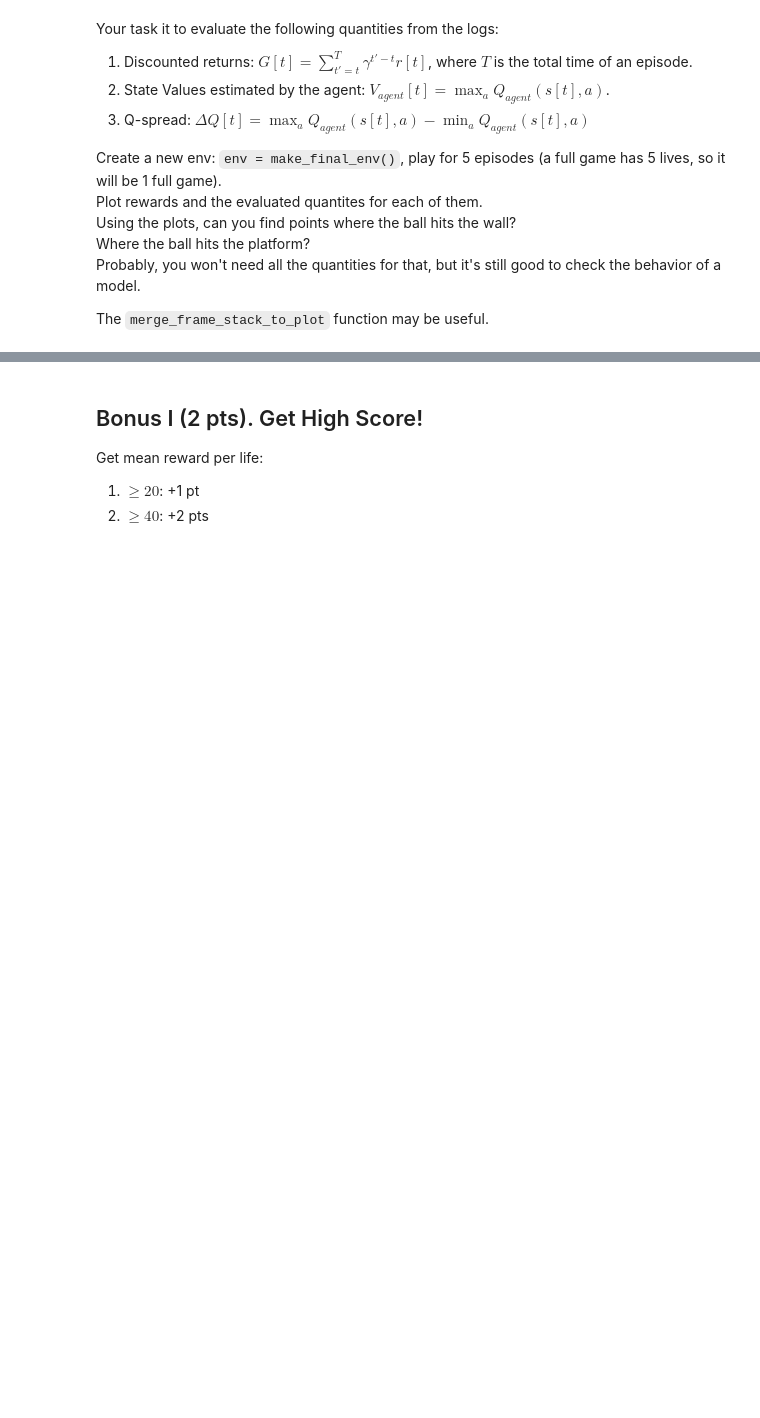
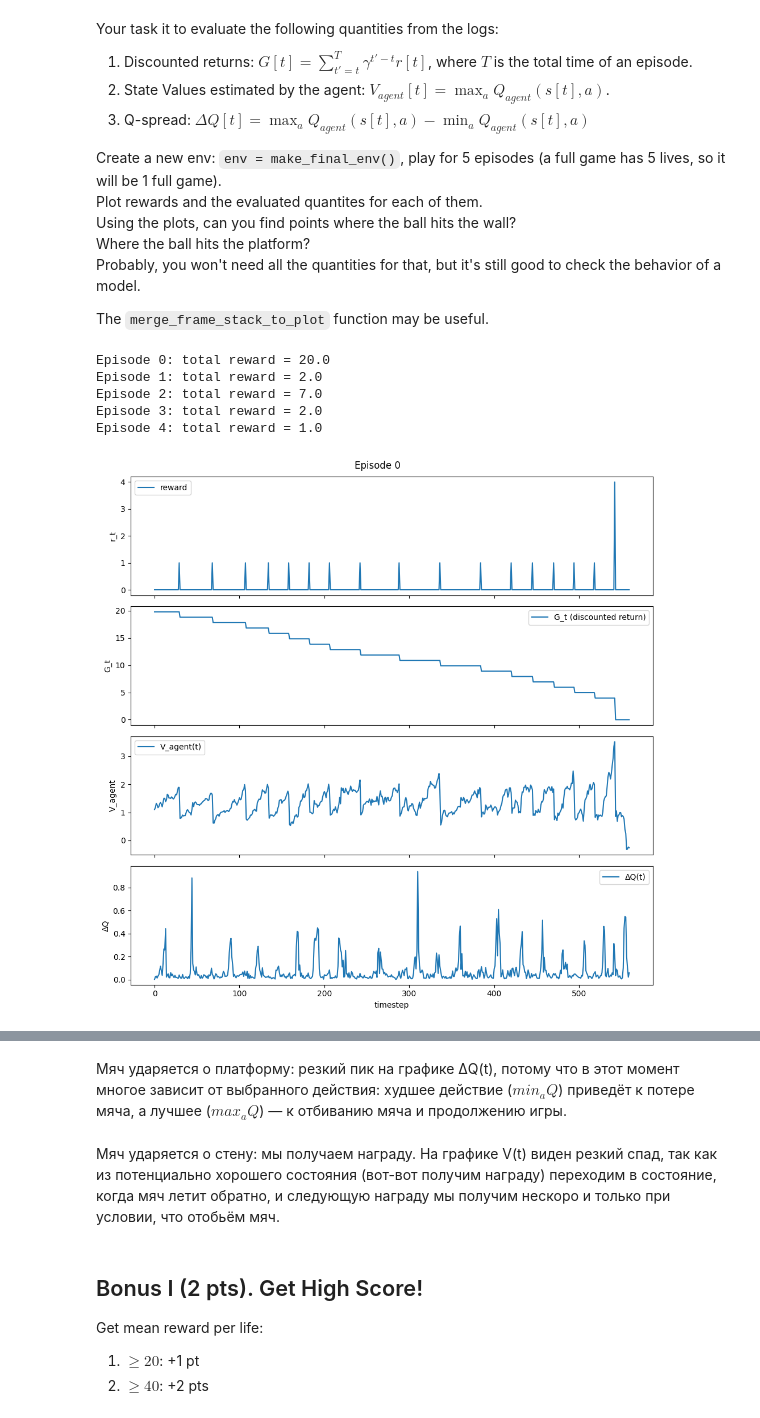
Before and after one commit to Aphelack/Practical_RL, a Jupyter notebook: week04_approx_rl/homework_pytorch_main.ipynb, the cells around one changed output, grey strips where cells are left out. Saved outputs shown, nothing was run; the diff lists cells and outputs as text; code cells hidden in the pictures; blank space fills up the shorter version.

```diff
--- a/week04_approx_rl/homework_pytorch_main.ipynb
+++ b/week04_approx_rl/homework_pytorch_main.ipynb
@@ -1040,7 +1056,7 @@ len(exp_replay)
 # %%
 update_frequency = 4  # n_steps for play_and_record; Nature DQN Extended Data Table 1 + Rainbow Table 4: Additional hyper-parameters
 batch_size = 32  # Nature DQN Extended Data Table 1 + Table 4: Additional hyper-parameters
-total_steps = 10 * 10**6  # this can be long, feel free to stop the training when the target score is reached
+total_steps = 10**6  # this can be long, feel free to stop the training when the target score is reached
 decay_steps = 10**6  # Nature DQN Extended Data Table 1
 
 opt = torch.optim.Adam(agent.parameters(), lr=6.25e-05, eps=1.4e-4)  # Rainbow
@@ -1071,7 +1087,7 @@ from dqn.utils import linear_decay, is_enough_ram
 from torch.utils.tensorboard import SummaryWriter
 from dqn.logger import Logger
 # %%
-use_tensorboard = True  # Set to False to use simple matplotlib
+use_tensorboard = False  # Set to False to use simple matplotlib
 # %%
 logger = Logger(use_tensorboard=use_tensorboard)
 
@@ -1258,7 +1294,7 @@ Probably, you won't need all the quantities for that, but it's still good to che
 
 The `merge_frame_stack_to_plot` function may be useful.
 # %%
-def get_discounted_returns(rewards: Reversible[float], gamma: float) -> list[float]:
+def get_discounted_returns(rewards: list[float], gamma: float) -> list[float]:
     """
     Calculates G[t] for each t, given rewards and gamma.
 
@@ -1268,6 +1304,64 @@ def get_discounted_returns(rewards: Reversible[float], gamma: float) -> list[flo
     returns_reverse: list[float] = []
     last_return: float = 0
     for r in reversed(rewards):
-        # your code
+        last_return = last_return + gamma * r
+        returns_reverse.append(last_return)
     returns = list(reversed(returns_reverse))
     return returns
+
+def evaluate_episode(record, gamma=0.99):
+    rewards = record["rewards"]
+    qvalues = record["qvalues"]
+
+    G = np.array(get_discounted_returns(rewards, gamma))
+    V_agent = qvalues.max(axis=1)
+    Q_spread = qvalues.max(axis=1) - qvalues.min(axis=1)
+
+    return G, V_agent, Q_spread
+# %%
+env = make_final_env()
+
+records = []
+for i in range(5):
+    rec = play_and_log_episode(env, agent)
+    records.append(rec)
+    print(f"Episode {i}: total reward = {np.sum(rec['rewards'])}")
+
+gamma = 0.99
+
+for i, rec in enumerate(records):
+    G, V_agent, Q_spread = evaluate_episode(rec, gamma=gamma)
+    r = np.array(rec["rewards"])
+
+    T = len(r)
+    t = np.arange(T)
+
+    fig, axes = plt.subplots(4, 1, figsize=(10, 10), sharex=True)
+    fig.suptitle(f"Episode {i}")
+
+    axes[0].plot(t, r, label="reward")
+    axes[0].set_ylabel("r_t")
+    axes[0].legend()
+
+    axes[1].plot(t, G, label="G_t (discounted return)")
+    axes[1].set_ylabel("G_t")
+    axes[1].legend()
+
+    axes[2].plot(t, V_agent, label="V_agent(t)")
+    axes[2].set_ylabel("V_agent")
+    axes[2].legend()
+
+    axes[3].plot(t, Q_spread, label="ΔQ(t)")
+    axes[3].set_ylabel("ΔQ")
+    axes[3].set_xlabel("timestep")
+    axes[3].legend()
+
+    plt.tight_layout()
+    plt.show()
+# %% [output]
+Episode 0: total reward = 20.0
+Episode 1: total reward = 2.0
+Episode 2: total reward = 7.0
+Episode 3: total reward = 2.0
+Episode 4: total reward = 1.0
+[figure, added]
@@ -1274,3 +1372,7 @@ def get_discounted_returns(rewards: Reversible[float], gamma: float) -> list[flo
+# %% [markdown]
+Мяч ударяется о платформу: резкий пик на графике ΔQ(t), потому что в этот момент многое зависит от выбранного действия: худшее действие ($min_a Q$) приведёт к потере мяча, а лучшее ($max_a Q$) — к отбиванию мяча и продолжению игры.
+# %% [markdown]
+Мяч ударяется о стену: мы получаем награду. На графике V(t) виден резкий спад, так как из потенциально хорошего состояния (вот-вот получим награду) переходим в состояние, когда мяч летит обратно, и следующую награду мы получим нескоро и только при условии, что отобьём мяч.
 # %% [markdown]
 ## Bonus I (2 pts). Get High Score!
 
```
Also changed, not shown: parts of 16 cells of this notebook, 3 other files.
